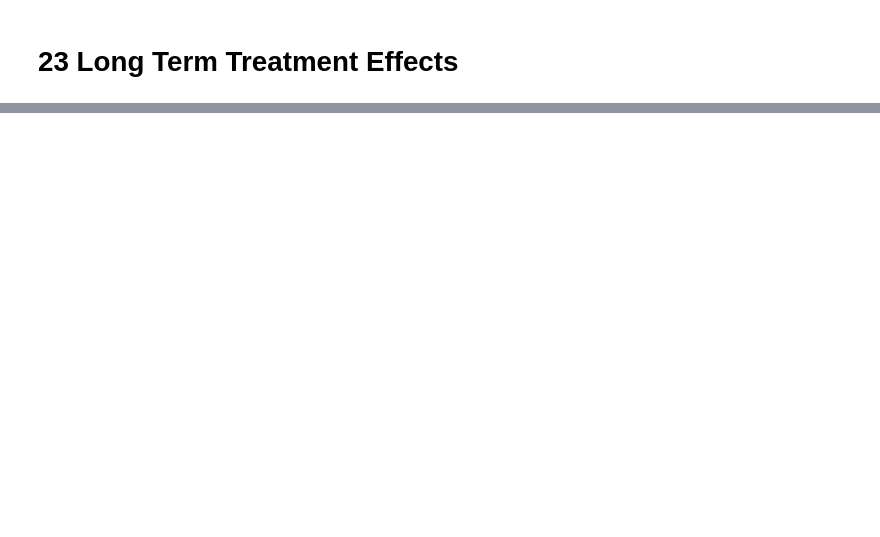
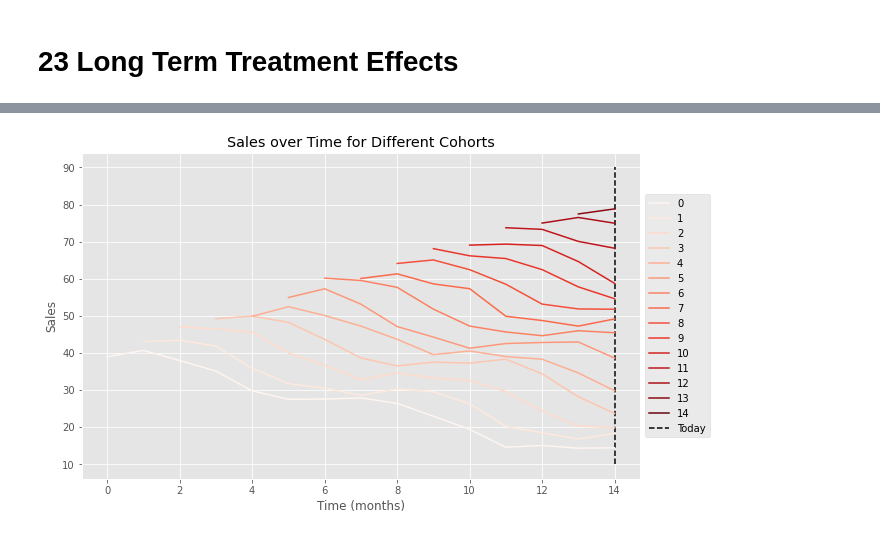
Before and after one commit to ethen8181/python-causality-handbook, a Jupyter notebook: causal-inference-for-the-brave-and-true/23-Long-Term-Treatment-Effects.ipynb, the cells around one changed output, grey strips where cells are left out. Cells and saved outputs as stored; diff of their text form; code cells hidden in the pictures; blank space fills up the shorter version.

```diff
--- a/causal-inference-for-the-brave-and-true/23-Long-Term-Treatment-Effects.ipynb
+++ b/causal-inference-for-the-brave-and-true/23-Long-Term-Treatment-Effects.ipynb
@@ -227,0 +68,36 @@ There is also a statistical reason to choose other metrics other than NPV. To se
+# %%
+time_periods = 15
+
+n=100
+
+cohorts = pd.concat([pd.DataFrame({f"sales": np.random.normal(40 + 5*c, 1, (time_periods-c)),
+                                   "cohort": c},
+                                 index=np.array(range(time_periods-c)) + c)
+                     for c in range(time_periods)]).reset_index().rename(columns={"index":"time"})
+
+
+
+def kernel(R, c, h):
+    indicator = (np.abs(R-c) <= h).astype(float)
+    return indicator * (1 - np.abs(R-c)/h)
+
+
+
+
+cohorts["time_since_creation"] = cohorts["time"] - cohorts["cohort"]
+
+cohorts["sales"] += 3*np.sin(cohorts["time_since_creation"]) - 2*cohorts["time"]
+
+cohorts["treatment"] = (cohorts["time_since_creation"] == 3).astype(int)
+cohorts["treated"] = (cohorts["time_since_creation"] >= 3).astype(int)
+cohorts["treated_sales"] = cohorts["sales"] + 2*kernel(cohorts["time_since_creation"], 5, 2)
+
+cohorts.pivot("time", "cohort", "sales").plot(colormap="Reds", figsize=(10,6))
+plt.ylabel("Sales")
+plt.xlabel("Time (months)")
+plt.vlines(14, 10, 90, label="Today", linestyles="dashed", color="black")
+plt.legend()
+plt.title("Sales over Time for Different Cohorts")
+plt.legend(loc='center left', bbox_to_anchor=(1, 0.5));
+# %% [output]
+[figure, added]
```
Also changed, not shown: parts of 29 cells of this notebook, 3 other files.
